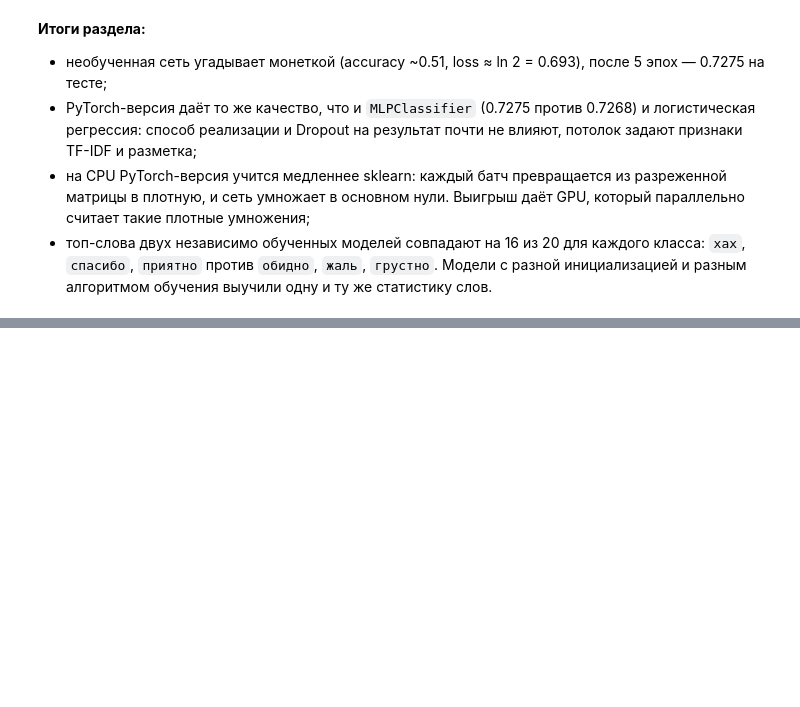
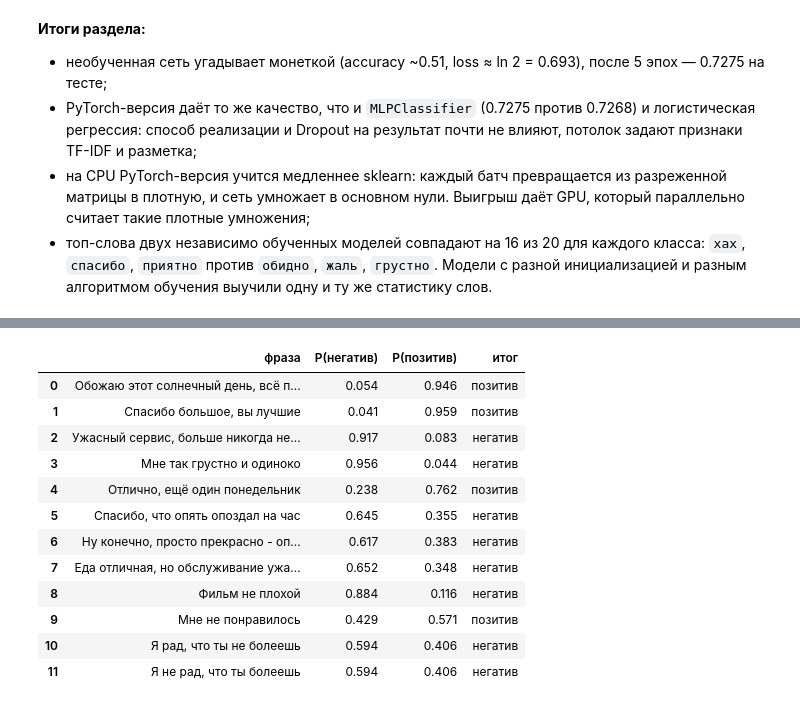
Before and after one commit to Andrey-Yurchuk/sentiment-analysis, a Jupyter notebook: notebooks/sentiment_tfidf_mlp.ipynb, the cells around one changed output, grey strips where cells are left out. Drawn from its saved outputs; the diff is of its cells as text; code cells hidden in the pictures; blank space fills up the shorter version.

```diff
--- a/notebooks/sentiment_tfidf_mlp.ipynb
+++ b/notebooks/sentiment_tfidf_mlp.ipynb
@@ -1580,0 +1628,18 @@ fc1.weight: (128, 15464) | fc2.weight: (1, 128)
+# %%
+predict_sentiment(my_phrases + ['Фильм не плохой', 'Мне не понравилось', 'Я рад, что ты не болеешь', 'Я не рад, что ты болеешь'])[
+    ['фраза', 'P(негатив)', 'P(позитив)', 'итог']
+]
+# %% [output]
+|  | фраза | P(негатив) | P(позитив) | итог |
+| 0 | Обожаю этот солнечный день, всё п... | 0.054 | 0.946 | позитив |
+| 1 | Спасибо большое, вы лучшие | 0.041 | 0.959 | позитив |
+| 2 | Ужасный сервис, больше никогда не... | 0.917 | 0.083 | негатив |
+| 3 | Мне так грустно и одиноко | 0.956 | 0.044 | негатив |
+| 4 | Отлично, ещё один понедельник | 0.238 | 0.762 | позитив |
+| 5 | Спасибо, что опять опоздал на час | 0.645 | 0.355 | негатив |
+| 6 | Ну конечно, просто прекрасно - оп... | 0.617 | 0.383 | негатив |
+| 7 | Еда отличная, но обслуживание ужа... | 0.652 | 0.348 | негатив |
+| 8 | Фильм не плохой | 0.884 | 0.116 | негатив |
+| 9 | Мне не понравилось | 0.429 | 0.571 | позитив |
+| 10 | Я рад, что ты не болеешь | 0.594 | 0.406 | негатив |
+| 11 | Я не рад, что ты болеешь | 0.594 | 0.406 | негатив |
```
Also changed, not shown: parts of 10 cells of this notebook.
